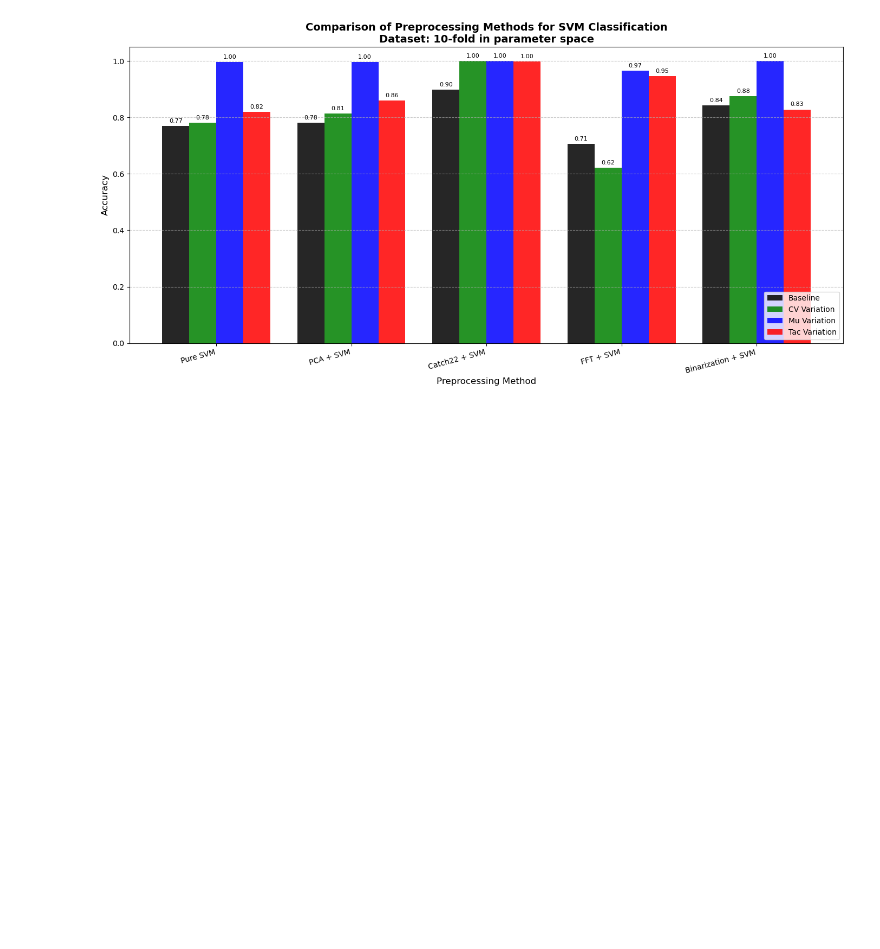
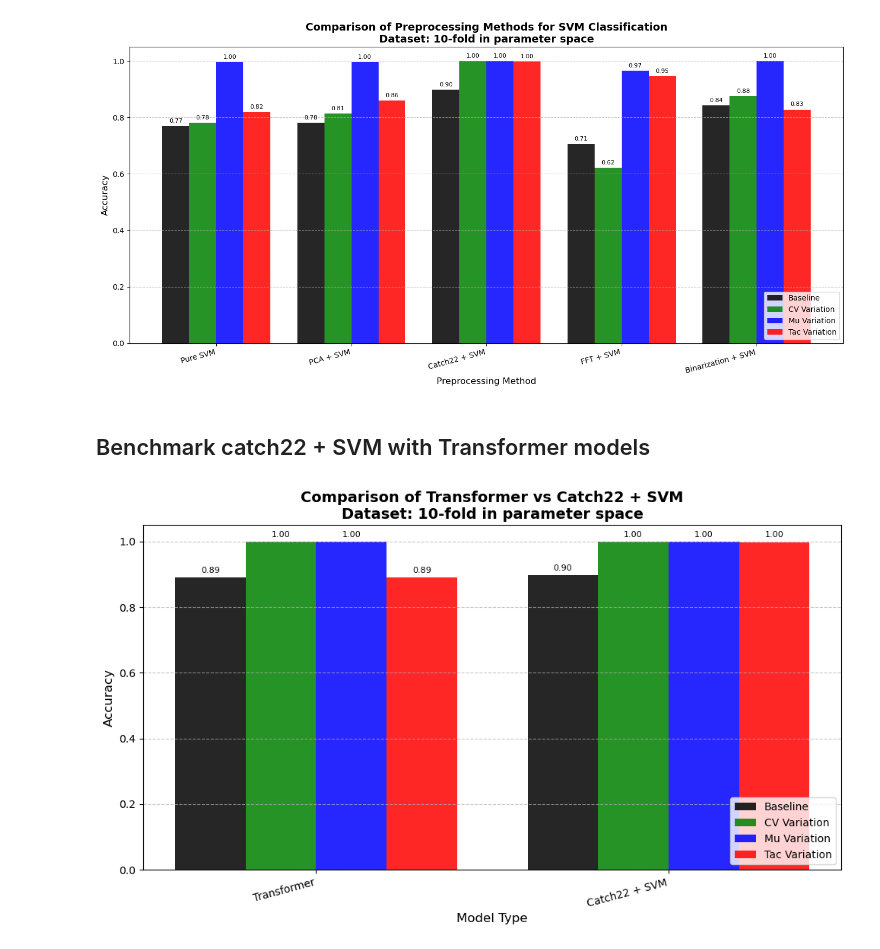
Before and after one commit to GrignardReagent/SSA, a Jupyter notebook: experiments/EXP-26-IY016/IY016_10_fold_svm_modifications.ipynb, the cells around one changed output. Drawn from its saved outputs; the diff is of its cells as text; code cells hidden in the pictures; blank space fills up the shorter version.

Commit message:
IY016: transformer vas catch22+svm, 10-fold difference in param space.

```diff
--- a/experiments/EXP-26-IY016/IY016_10_fold_svm_modifications.ipynb
+++ b/experiments/EXP-26-IY016/IY016_10_fold_svm_modifications.ipynb
@@ -673,3 +673,63 @@ plt.tight_layout()
 plt.show()
 # %% [output]
 [figure]
+# %% [markdown]
+## Benchmark catch22 + SVM with Transformer models
+# %%
+# from IY014_baseline_transformer_training*.py
+baseline_transformer_test_acc = 0.89
+mu_transformer_test_acc = 1.00
+cv_transformer_test_acc = 1.00
+tac_transformer_test_acc = 0.89
+# plot against catch22 + svm results
+methods = ['Transformer', 'Catch22 + SVM']
+baseline_accs_ts = [
+    baseline_transformer_test_acc,
+    baseline_catch22_svm_acc
+]
+mu_accs_ts = [
+    mu_transformer_test_acc,
+    mu_catch22_svm_acc
+]
+cv_accs_ts = [
+    cv_transformer_test_acc,
+    cv_catch22_svm_acc
+]
+tac_accs_ts = [
+    tac_transformer_test_acc,
+    tac_catch22_svm_acc
+]
+
+# Create the plot
+fig, ax = plt.subplots(figsize=(10, 6))
+x = np.arange(len(methods))
+width = 0.2
+alpha = 0.85
+# Plot bars for each experiment
+baseline_bars_ts = ax.bar(x - width*1.5, baseline_accs_ts, width, alpha=alpha,
+                                           label='Baseline', color=EXPERIMENTS[0]["color"])
+cv_bars_ts = ax.bar(x - width/2, cv_accs_ts, width, alpha=alpha,
+                                 label='CV Variation', color=EXPERIMENTS[2]["color"])
+mu_bars_ts = ax.bar(x + width/2, mu_accs_ts, width, alpha=alpha,
+                                 label='Mu Variation', color=EXPERIMENTS[1]["color"])
+tac_bars_ts = ax.bar(x + width*1.5, tac_accs_ts, width, alpha=alpha,
+                                  label='Tac Variation', color=EXPERIMENTS[3]["color"])
+
+# Add value labels on bars
+for bars in [baseline_bars_ts, cv_bars_ts, mu_bars_ts, tac_bars_ts]:
+        ax.bar_label(bars, fmt='%.2f', padding=3, fontsize=8)
+
+# Formatting
+ax.set_ylabel('Accuracy', fontsize=12)
+ax.set_xlabel('Model Type', fontsize=12)
+ax.set_title('Comparison of Transformer vs Catch22 + SVM\nDataset: 10-fold in parameter space', fontsize=14, fontweight='bold')
+ax.set_xticks(x)
+ax.set_xticklabels(methods, rotation=15, ha='right')
+ax.set_ylim(0, 1.05)
+ax.legend(loc='lower right', fontsize=10)
+ax.grid(axis='y', linestyle='--', alpha=0.7)
+
+plt.tight_layout()
+plt.show()
+# %% [output]
+[figure, added]
```
